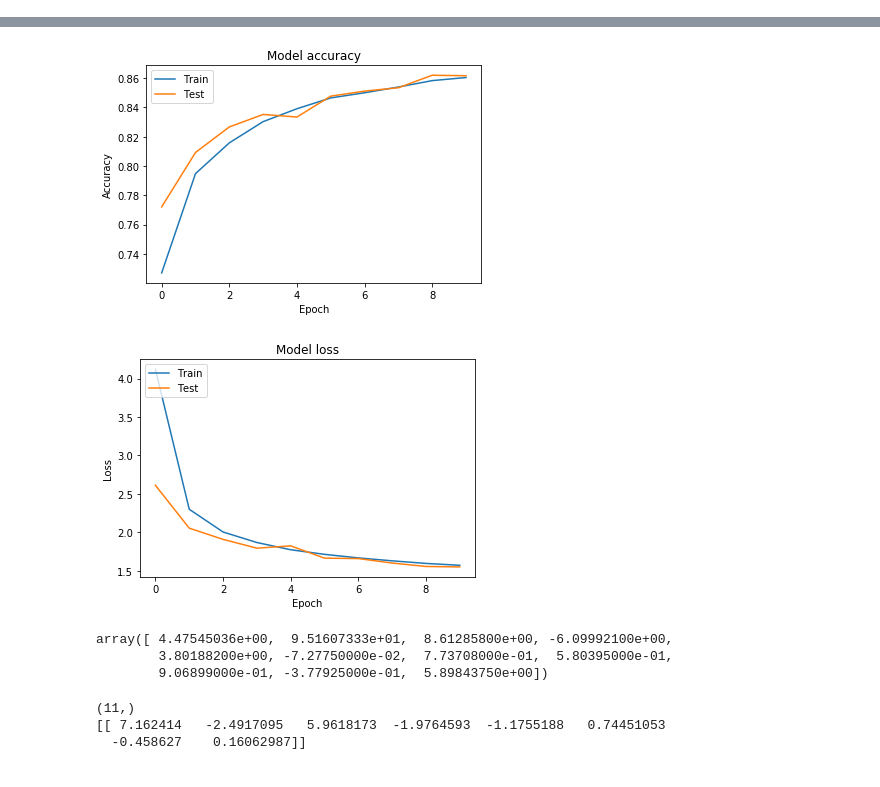
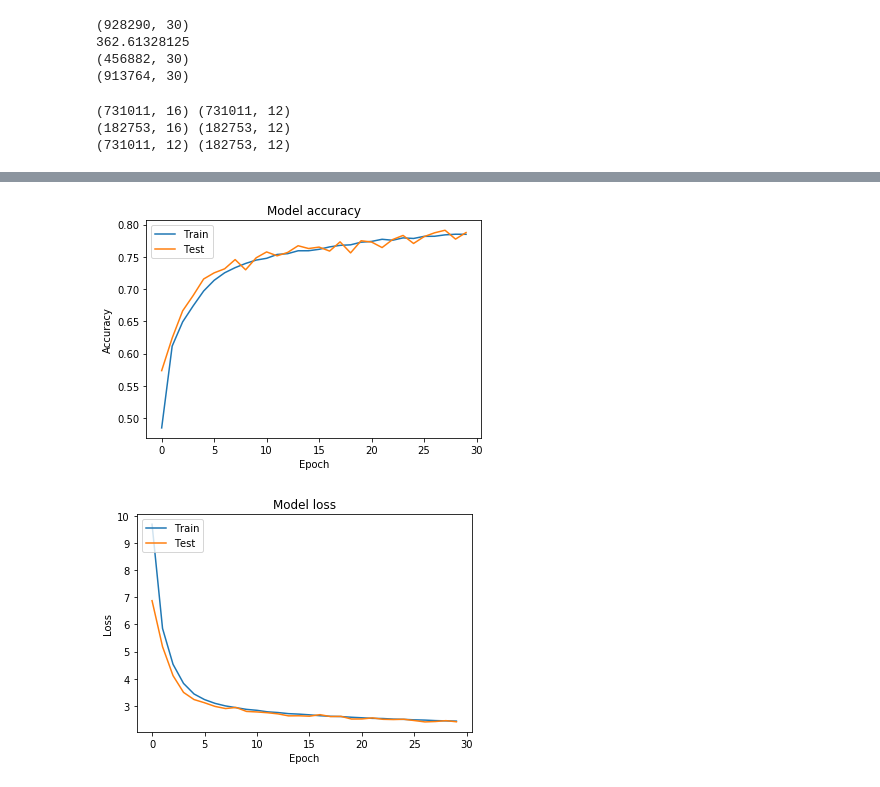
Before and after one commit to brandonmanley/nBodyNN, a Jupyter notebook: twobody_nn.ipynb, the cells around one changed output, grey strips where cells are left out. Cells and saved outputs as stored; diff of their text form; code cells hidden in the pictures.

```diff
--- a/twobody_nn.ipynb
+++ b/twobody_nn.ipynb
@@ -66,3 +50,39 @@ print(X_test[0,:],y_train[0,:])
+# %%
+# grab three body data
+print(df3.shape)
+print(df3.shape[0]/2560)
+
+df3_cut = df3.iloc[:df.shape[0], ]
+
+print(df3_cut.shape)
+
+df_combined = df.append(df3_cut, sort=True)
+print(df_combined.shape)
+# %% [output]
+(928290, 30)
+362.61328125
+(456882, 30)
+(913764, 30)
+# %%
+dfShuffle = shuffle(df_combined,random_state=42)
+
+X1 = dfShuffle.as_matrix(columns=i_col)
+y1 = dfShuffle.as_matrix(columns=o_col)
+
+X_train,X_test,y_train,y_test = train_test_split(X1,y1, test_size=0.2, random_state=42)
+print(X_train.shape, y_train.shape)
+print(X_test.shape,y_test.shape)
+
+X_train = X_train.astype('float64')
+X_test = X_test.astype('float64')
+y_train = y_train.astype('float64')
+y_test = y_test.astype('float64')
+
+print(y_train.shape,y_test.shape)
+# %% [output]
+(731011, 16) (731011, 12)
+(182753, 16) (182753, 12)
+(731011, 12) (182753, 12)
 # %%
 def modified_mse(y_true,y_pred): # FIXME: Update for 2 bodies
 
@@ -93,17 +113,17 @@ def modified_mse(y_true,y_pred): # FIXME: Update for 2 bodies
 
 
 #parameters
-max_epochs = 10
+max_epochs = 30
 optimizer = 'adam'
-batch_size = 1000         #FIXME: paper used 5000 for 10000 events
+batch_size = 5000       #FIXME: paper used 5000 for 10000 events
 
 network = models.Sequential()
-network.add(layers.Dense(128,activation='relu',input_dim=11))
+network.add(layers.Dense(128,activation='relu',input_dim=len(i_col)))
 for i in range(5):
 	network.add(layers.Dense(128,activation='relu'))
-network.add(layers.Dense(8,activation='linear'))
+network.add(layers.Dense(len(o_col),activation='linear'))
 network.compile(optimizer=optimizer, loss='mse', metrics=['accuracy'])
-network.save_weights(workDir + '/weights/model_init.h5')
+network.save_weights(workDir + 'weights/model_init.h5')
 
 history = network.fit(X_train,y_train,
                               epochs=max_epochs,
@@ -115,13 +135,13 @@ training_vals_acc = history.history['accuracy']
 training_vals_loss = history.history['loss']
 valid_vals_acc = history.history['val_accuracy']
 valid_vals_loss = history.history['val_loss']
-iterations = len(training_vals_acc)
-print("Number of iterations:",iterations)
-print("Epoch\t Train Loss\t Train Acc\t Val Loss\t Val Acc")
-i = 0
-for tl,ta,vl,va in zip(training_vals_loss,training_vals_acc,valid_vals_loss,valid_vals_acc):
-    print(i,'\t',round(tl,5),'\t',round(ta,5),'\t',round(vl,5),'\t',round(va,5))
-    i += 1
+# iterations = len(training_vals_acc)
+# print("Number of iterations:",iterations)
+# print("Epoch\t Train Loss\t Train Acc\t Val Loss\t Val Acc")
+# i = 0
+# for tl,ta,vl,va in zip(training_vals_loss,training_vals_acc,valid_vals_loss,valid_vals_acc):
+#     print(i,'\t',round(tl,5),'\t',round(ta,5),'\t',round(vl,5),'\t',round(va,5))
+#     i += 1
 
 # Plot training & validation accuracy values
 print(history.history.keys())
@@ -163,16 +183,3 @@ Epoch 5/10
 dict_keys(['val_loss', 'val_accuracy', 'loss', 'accuracy'])
-[figure, old version]
+[figure, new version]
-[figure, old version]
+[figure, new version]
-# %%
-X_test[0,:]
-# %% [output]
-array([ 4.47545036e+00,  9.51607333e+01,  8.61285800e+00, -6.09992100e+00,
-        3.80188200e+00, -7.27750000e-02,  7.73708000e-01,  5.80395000e-01,
-        9.06899000e-01, -3.77925000e-01,  5.89843750e+00])
-# %%
-print(np.asarray(X_test[0,:]).T.shape)
-print(network.predict( np.array( [X_test[0,:],] )  ))
-# %% [output]
-(11,)
-[[ 7.162414   -2.4917095   5.9618173  -1.9764593  -1.1755188   0.74451053
-  -0.458627    0.16062987]]
```
Also changed, not shown: parts of 4 cells of this notebook, 4 other files.
